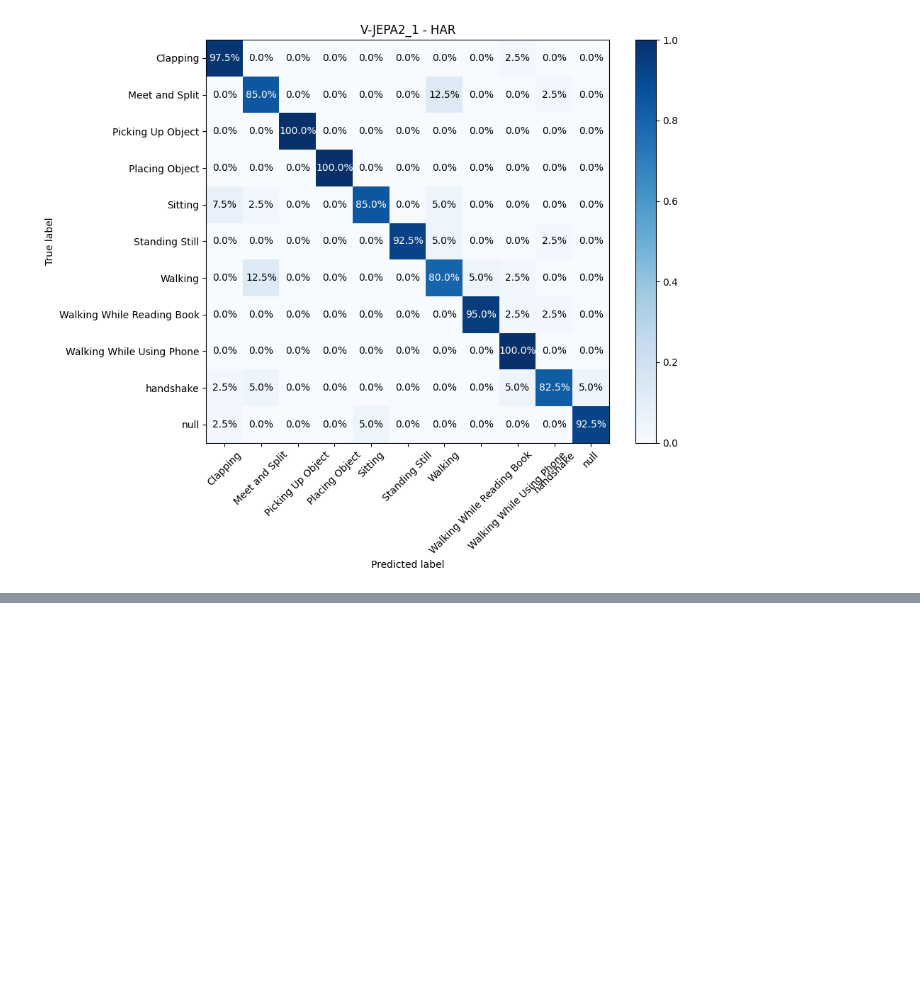
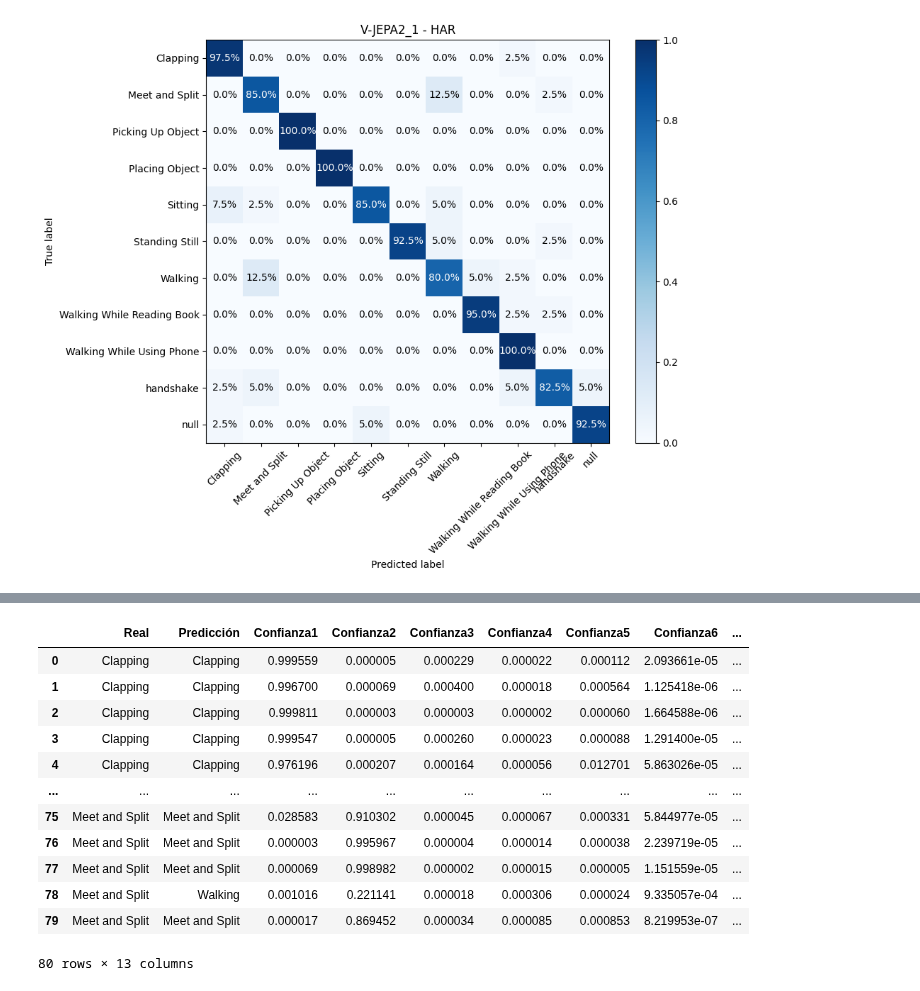
Before and after one commit to Jabonsote/CDSI-2026, a Jupyter notebook: Project HAR Video/HAR_DL.ipynb, the cells around one changed output, grey strips where cells are left out. Saved outputs shown, nothing was run; the diff lists cells and outputs as text; code cells hidden in the pictures; blank space fills up the shorter version.

```diff
--- a/Project HAR Video/HAR_DL.ipynb
+++ b/Project HAR Video/HAR_DL.ipynb
@@ -1608,0 +1652,19 @@ Walking While Reading Book       0.95      0.95      0.95        40
+# %%
+# csv test_predictions_vjepa2_1.csv
+import pandas as pd
+df = pd.read_csv("test_predictions_vjepa2.1.csv")
+df.head(80)
+# %% [output]
+|  | Real | Predicción | Confianza1 | Confianza2 | Confianza3 | Confianza4 | Confianza5 | Confianza6 | ... |
+| 0 | Clapping | Clapping | 0.999559 | 0.000005 | 0.000229 | 0.000022 | 0.000112 | 2.093661e-05 | ... |
+| 1 | Clapping | Clapping | 0.996700 | 0.000069 | 0.000400 | 0.000018 | 0.000564 | 1.125418e-06 | ... |
+| 2 | Clapping | Clapping | 0.999811 | 0.000003 | 0.000003 | 0.000002 | 0.000060 | 1.664588e-06 | ... |
+| 3 | Clapping | Clapping | 0.999547 | 0.000005 | 0.000260 | 0.000023 | 0.000088 | 1.291400e-05 | ... |
+| 4 | Clapping | Clapping | 0.976196 | 0.000207 | 0.000164 | 0.000056 | 0.012701 | 5.863026e-05 | ... |
+| ... | ... | ... | ... | ... | ... | ... | ... | ... | ... |
+| 75 | Meet and Split | Meet and Split | 0.028583 | 0.910302 | 0.000045 | 0.000067 | 0.000331 | 5.844977e-05 | ... |
+| 76 | Meet and Split | Meet and Split | 0.000003 | 0.995967 | 0.000004 | 0.000014 | 0.000038 | 2.239719e-05 | ... |
+| 77 | Meet and Split | Meet and Split | 0.000069 | 0.998982 | 0.000002 | 0.000015 | 0.000005 | 1.151559e-05 | ... |
+| 78 | Meet and Split | Walking | 0.001016 | 0.221141 | 0.000018 | 0.000306 | 0.000024 | 9.335057e-04 | ... |
+| 79 | Meet and Split | Meet and Split | 0.000017 | 0.869452 | 0.000034 | 0.000085 | 0.000853 | 8.219953e-07 | ... |
+80 rows × 13 columns
```
Also changed, not shown: parts of 10 cells of this notebook, 1 other file.
